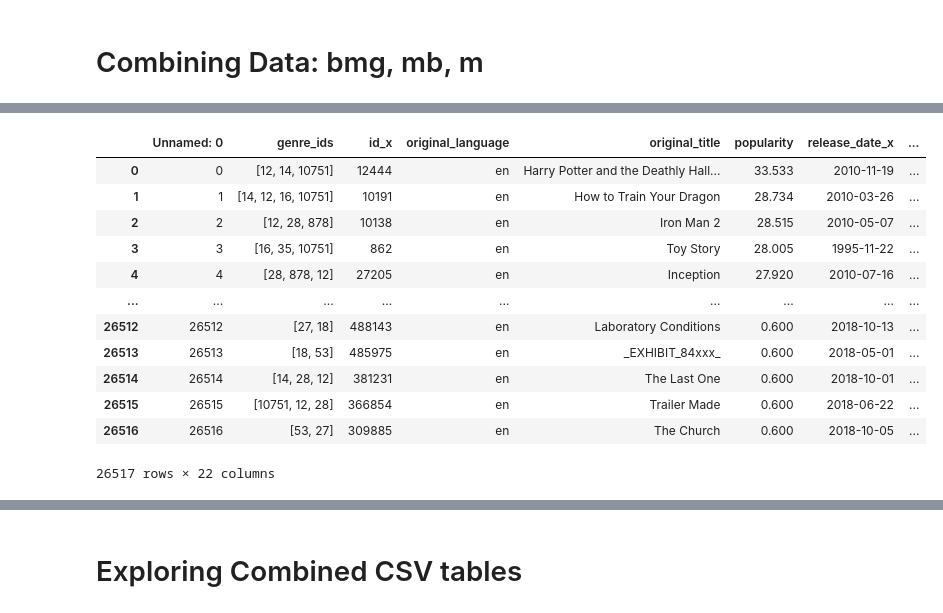
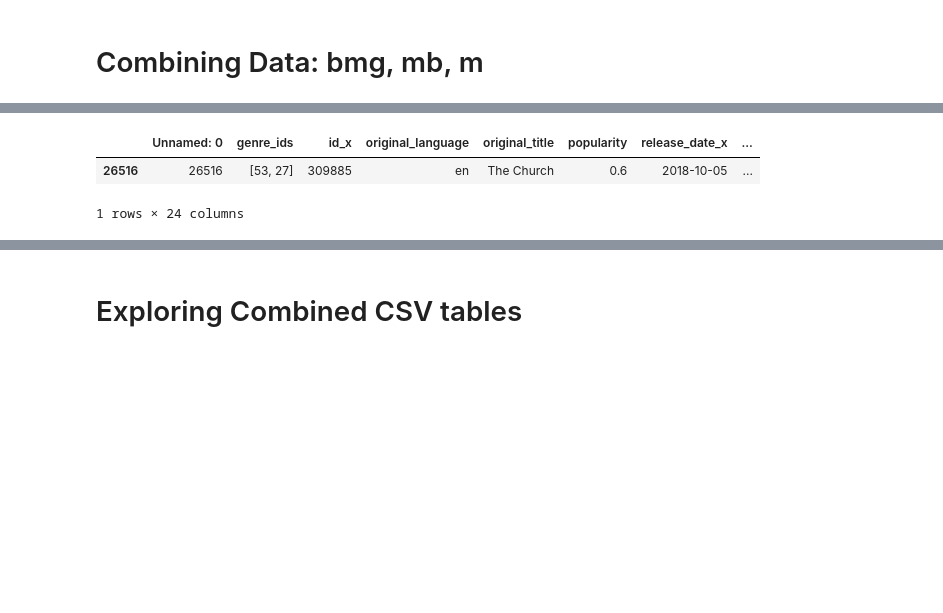
Before and after one commit to Lou-Hines/Movie_Production_Recommendations, a Jupyter notebook: Jamie/JupyterNotebookJamie.ipynb, the cells around one changed output, grey strips where cells are left out. Drawn from its saved outputs; the diff is of its cells as text; code cells hidden in the pictures; blank space fills up the shorter version.

```diff
--- a/Jamie/JupyterNotebookJamie.ipynb
+++ b/Jamie/JupyterNotebookJamie.ipynb
@@ -128,5 +130,11 @@ bmg['foreign_gross'] = bmg['foreign_gross'].astype(float)
+# %%
+mb['worldwide_gross'] = mb['worldwide_gross'].astype(int)
+# %%
+mb['foreign_gross'] = mb['worldwide_gross'] - mb['domestic_gross']
 # %%
 mb['release_date'] = pd.to_datetime(mb['release_date'])
+# %%
+mb['release_year'] = mb['release_date'].dt.year
 # %%
 m['release_date'] = pd.to_datetime(m['release_date'])
 # %%
@@ -309,8 +207,7 @@ mi.head(20)
 # %%
 csvmerge =  m.merge(mb, how = 'left',
                     left_on =['original_title', 'release_year'],
-                    right_on =['movie', 'release_year']).merge(
-                        bmg, how = 'left',
-                        left_on =['original_title', 'release_year'],
-                        right_on =['title', 'year'])
+                    right_on =['movie', 'release_year']).merge(bmg, how = 'left',
+                                left_on =['original_title', 'release_year'],
+                                right_on =['title', 'year'])
 # %%
@@ -348,16 +237,6 @@ dtype: int64
 # %%
-csvmerge
+csvmerge.tail(1)
 # %% [output]
 |  | Unnamed: 0 | genre_ids | id_x | original_language | original_title | popularity | release_date_x | ... |
-| 0 | 0 | [12, 14, 10751] | 12444 | en | Harry Potter and the Deathly Hall... | 33.533 | 2010-11-19 | ... |
-| 1 | 1 | [14, 12, 16, 10751] | 10191 | en | How to Train Your Dragon | 28.734 | 2010-03-26 | ... |
-| 2 | 2 | [12, 28, 878] | 10138 | en | Iron Man 2 | 28.515 | 2010-05-07 | ... |
-| 3 | 3 | [16, 35, 10751] | 862 | en | Toy Story | 28.005 | 1995-11-22 | ... |
-| 4 | 4 | [28, 878, 12] | 27205 | en | Inception | 27.920 | 2010-07-16 | ... |
-| ... | ... | ... | ... | ... | ... | ... | ... | ... |
-| 26512 | 26512 | [27, 18] | 488143 | en | Laboratory Conditions | 0.600 | 2018-10-13 | ... |
-| 26513 | 26513 | [18, 53] | 485975 | en | _EXHIBIT_84xxx_ | 0.600 | 2018-05-01 | ... |
-| 26514 | 26514 | [14, 28, 12] | 381231 | en | The Last One | 0.600 | 2018-10-01 | ... |
-| 26515 | 26515 | [10751, 12, 28] | 366854 | en | Trailer Made | 0.600 | 2018-06-22 | ... |
-| 26516 | 26516 | [53, 27] | 309885 | en | The Church | 0.600 | 2018-10-05 | ... |
+| 26516 | 26516 | [53, 27] | 309885 | en | The Church | 0.6 | 2018-10-05 | ... |
-26517 rows × 22 columns
+1 rows × 24 columns
```
Also changed, not shown: parts of 96 cells of this notebook.
